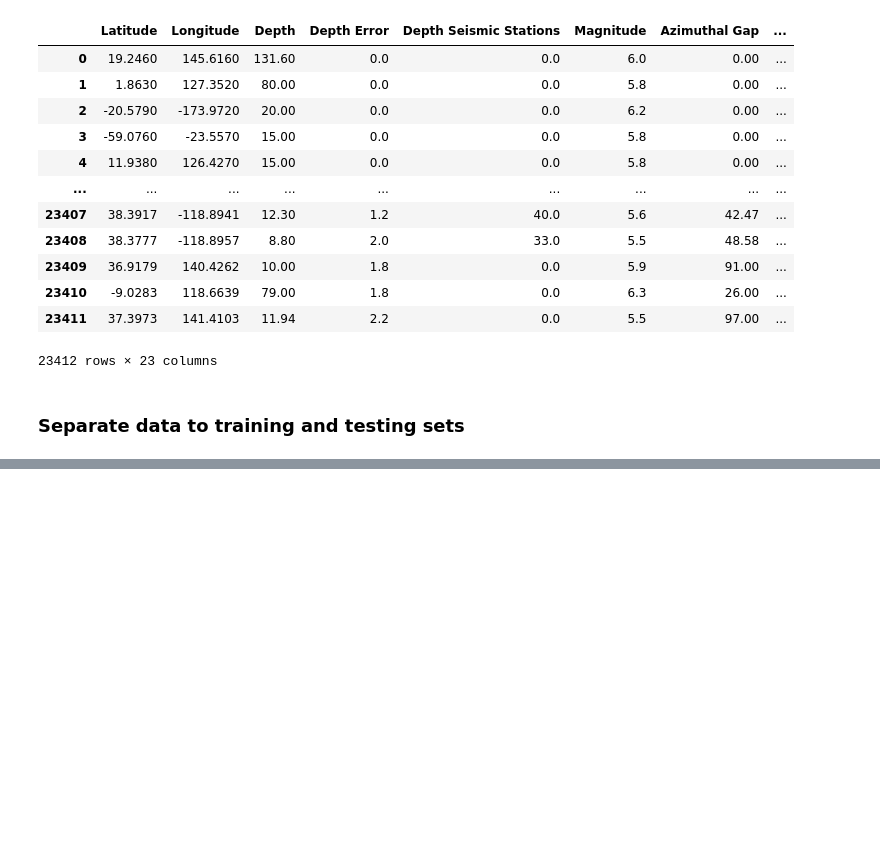
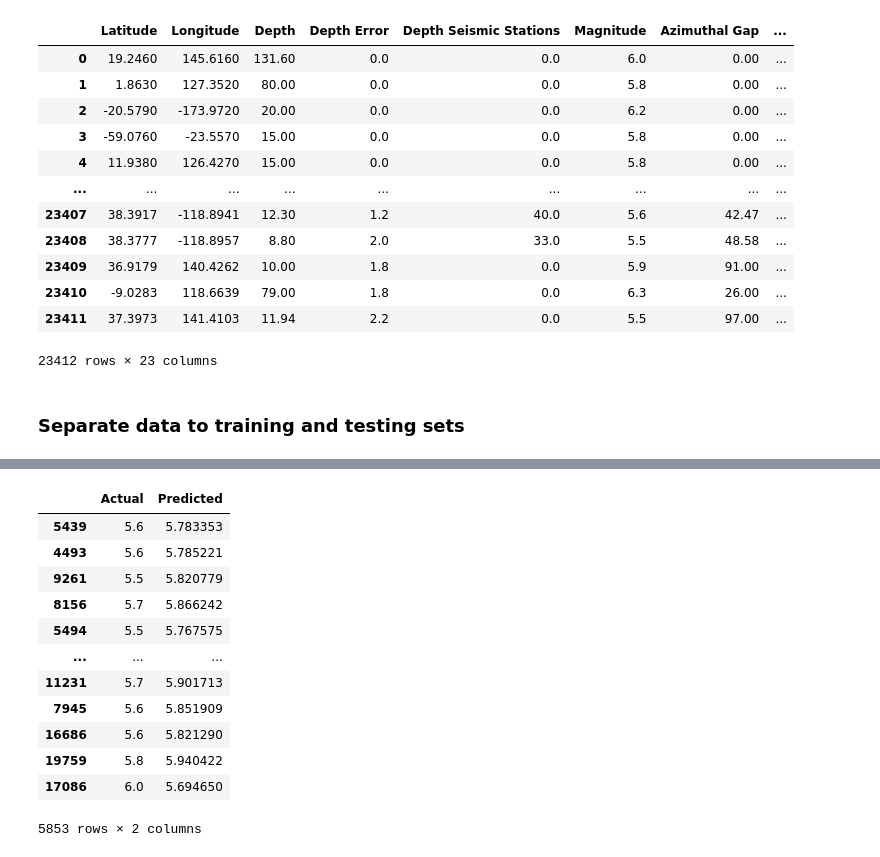
Before and after one commit to kggold4/final-project-intro-data-science, a Jupyter notebook: notebook3.ipynb, the cells around one changed output, grey strips where cells are left out. Saved outputs shown, nothing was run; the diff lists cells and outputs as text; code cells hidden in the pictures; blank space fills up the shorter version.

```diff
--- a/notebook3.ipynb
+++ b/notebook3.ipynb
@@ -837,0 +854,18 @@ accuracy of the model is: 0.84 %
+# %%
+# print with a data frame the actual and predicted values of the y dataset (testing set)
+df = pd.DataFrame({'Actual': y_test, 'Predicted': y_pred})
+df
+# %% [output]
+|  | Actual | Predicted |
+| 5439 | 5.6 | 5.783353 |
+| 4493 | 5.6 | 5.785221 |
+| 9261 | 5.5 | 5.820779 |
+| 8156 | 5.7 | 5.866242 |
+| 5494 | 5.5 | 5.767575 |
+| ... | ... | ... |
+| 11231 | 5.7 | 5.901713 |
+| 7945 | 5.6 | 5.851909 |
+| 16686 | 5.6 | 5.821290 |
+| 19759 | 5.8 | 5.940422 |
+| 17086 | 6.0 | 5.694650 |
+5853 rows × 2 columns
```
Also changed, not shown: parts of 11 cells of this notebook, 1 other file.
